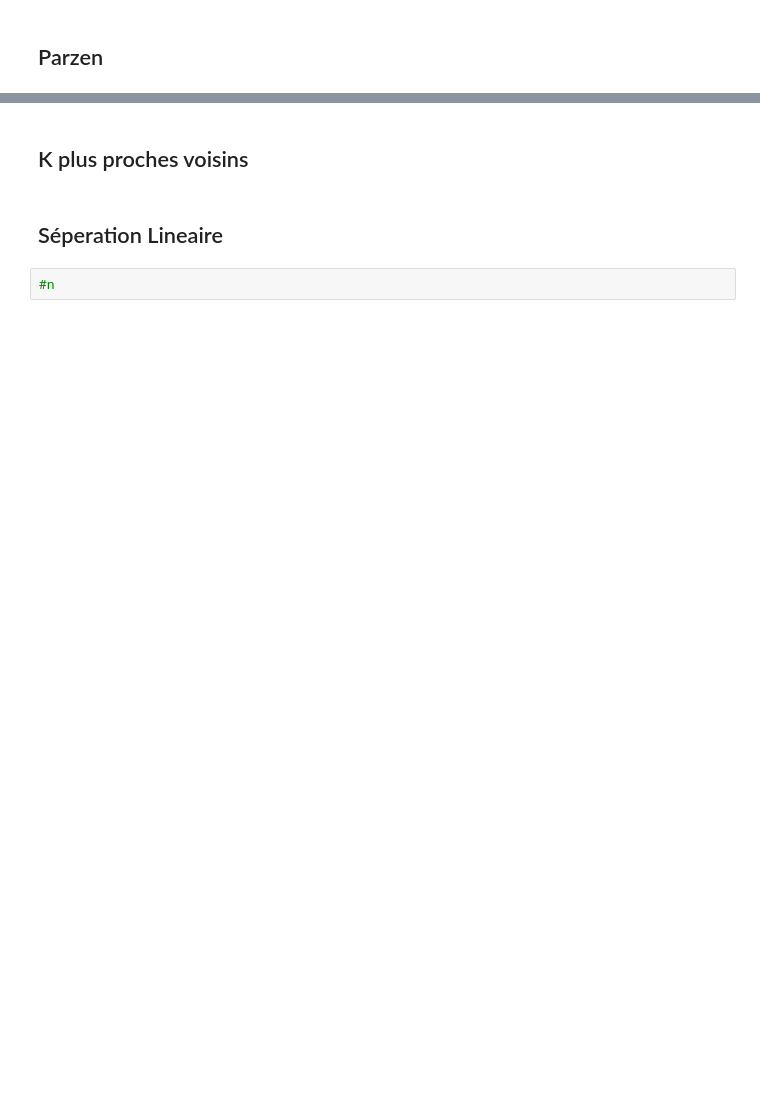
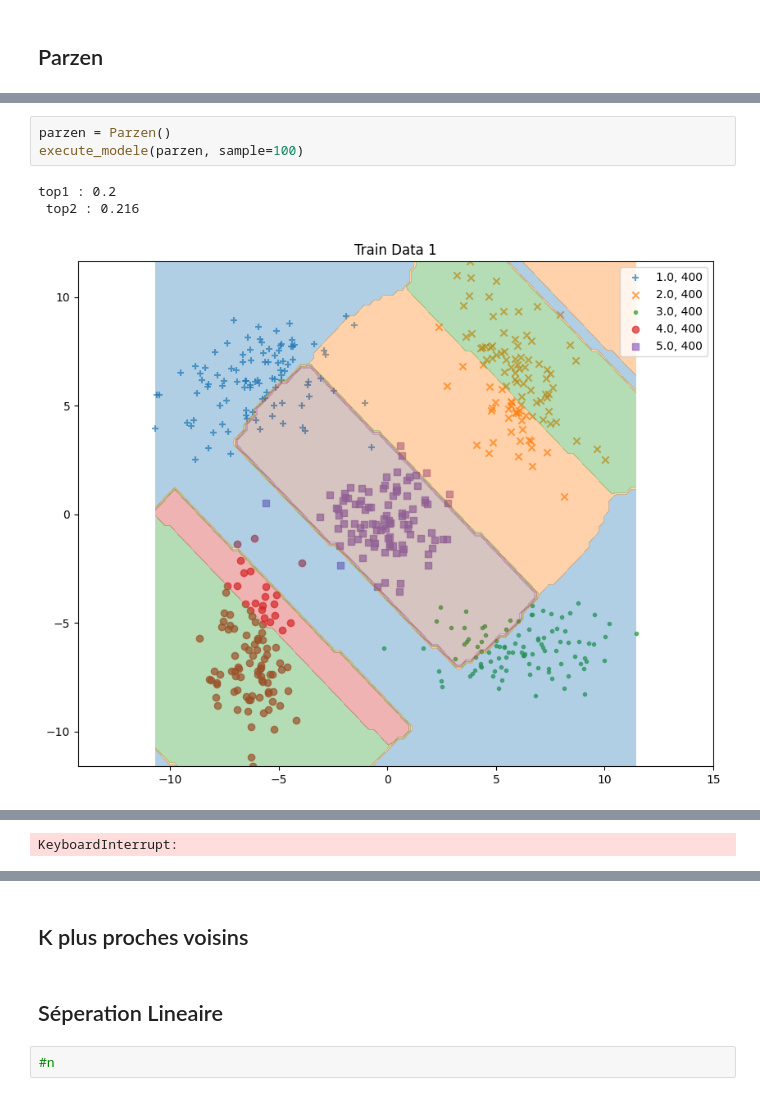
Before and after one commit to ba-talibe/TP_TH_Bayiesienne_Decision, a Jupyter notebook: M1_SD/Apprentissage Automatique.ipynb, the cells around one changed output, grey strips where cells are left out. Drawn from its saved outputs; the diff is of its cells as text; blank space fills up the shorter version.

```diff
--- a/M1_SD/Apprentissage Automatique.ipynb
+++ b/M1_SD/Apprentissage Automatique.ipynb
@@ -366,0 +402,7 @@ mahalanobis_classifier.plot_decision_multi(valid_data_frame1[["x1", "x2"]].to_nu
+# %%
+parzen = Parzen()
+execute_modele(parzen, sample=100)
+# %% [output]
+top1 : 0.2
+ top2 : 0.216
+[figure, added]
@@ -366,0 +410 @@ mahalanobis_classifier.plot_decision_multi(valid_data_frame1[["x1", "x2"]].to_nu
+KeyboardInterrupt:
```
Also changed, not shown: parts of 16 cells of this notebook.
